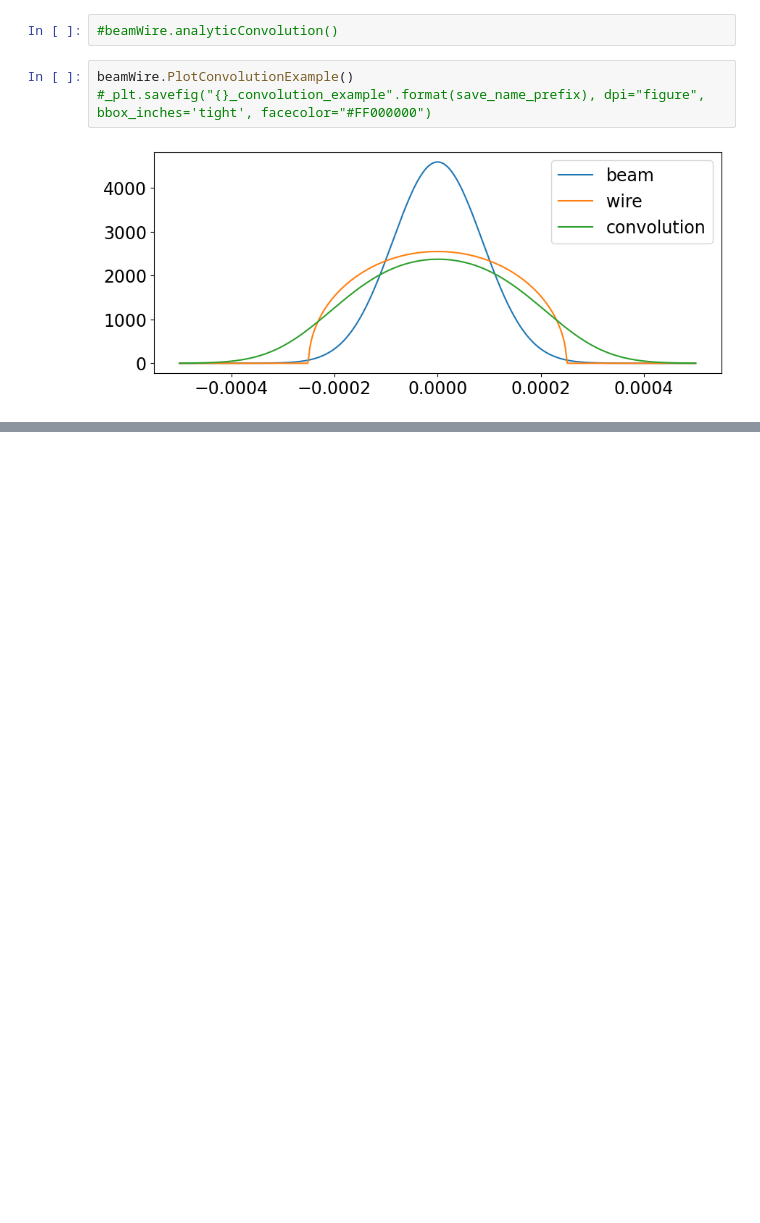
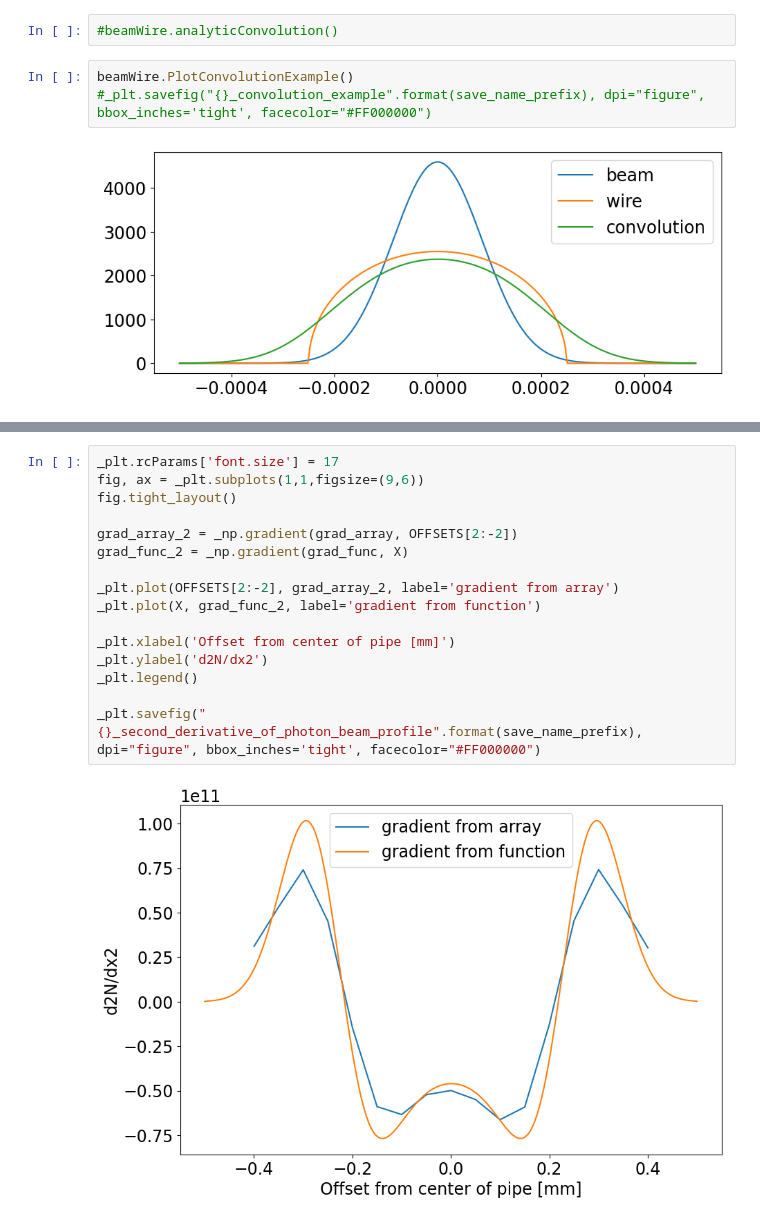
Before and after one commit to MarinDeniaud/luxe-backgrounds, a Jupyter notebook: 06_analysis/Wire_analysis.ipynb, the cells around one changed output, grey strips where cells are left out. Cells and saved outputs as stored; diff of their text form; blank space fills up the shorter version.

```diff
--- a/06_analysis/Wire_analysis.ipynb
+++ b/06_analysis/Wire_analysis.ipynb
@@ -99,0 +116,18 @@ _plt.savefig("{}_derivative_of_photon_beam_profile".format(save_name_prefix), dp
+# %%
+_plt.rcParams['font.size'] = 17
+fig, ax = _plt.subplots(1,1,figsize=(9,6))
+fig.tight_layout()
+
+grad_array_2 = _np.gradient(grad_array, OFFSETS[2:-2])
+grad_func_2 = _np.gradient(grad_func, X)
+
+_plt.plot(OFFSETS[2:-2], grad_array_2, label='gradient from array')
+_plt.plot(X, grad_func_2, label='gradient from function')
+
+_plt.xlabel('Offset from center of pipe [mm]')
+_plt.ylabel('d2N/dx2')
+_plt.legend()
+
+_plt.savefig("{}_second_derivative_of_photon_beam_profile".format(save_name_prefix), dpi="figure", bbox_inches='tight', facecolor="#FF000000")
+# %% [output]
+[figure, added]
```
Also changed, not shown: parts of 16 cells of this notebook, 2 other files.
